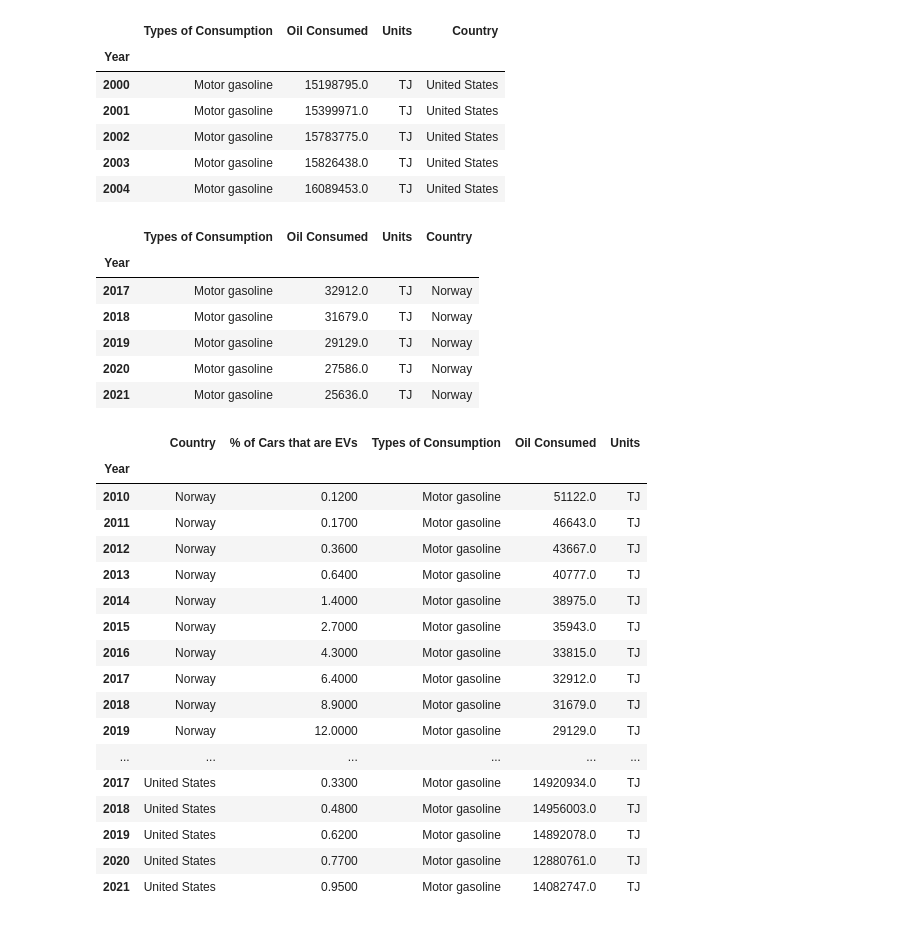
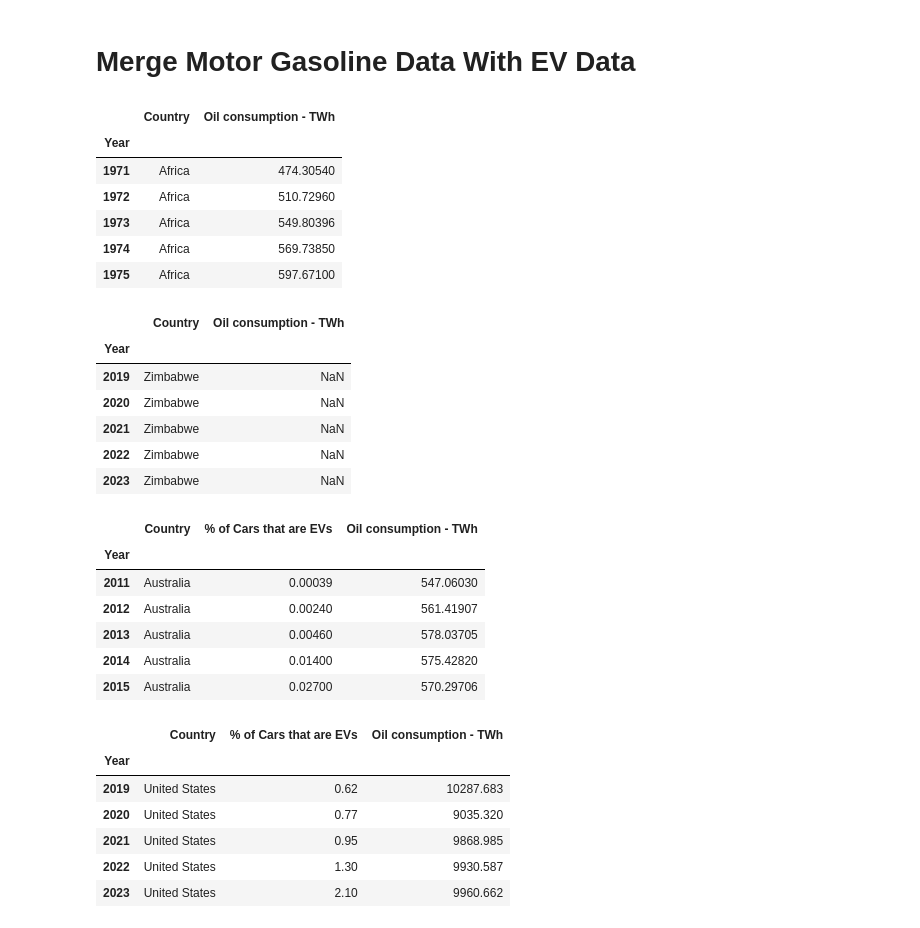
Before and after one commit to Marwenboughanmi/EVS-project-1, a Jupyter notebook: percent_EVs_vs_Oil_Cunsumption.ipynb, the cells around one changed output. Drawn from its saved outputs; the diff is of its cells as text; code cells hidden in the pictures.

```diff
--- a/percent_EVs_vs_Oil_Cunsumption.ipynb
+++ b/percent_EVs_vs_Oil_Cunsumption.ipynb
@@ -49,6 +51,10 @@ ev_df = ev_df.set_index('Year')
 ev_df=ev_df.rename(columns={'Share of car stocks that are electric':'% of Cars that are EVs', 'Entity': 'Country'})
 del ev_df['Code']
 
+# Remove entities that are not countries
+ev_df = ev_df[ev_df['Country'] != 'Rest of World']
+ev_df = ev_df[ev_df['Country'] != 'World']
+
 # Display the ev dataframe
 display(ev_df.head())
 display(ev_df.tail())
@@ -119,50 +144,52 @@ plt.show()
+# %% [markdown]
+# Merge Motor Gasoline Data With EV Data
 # %%
 # Create a data frame for the oil consumption data
-oil_con_df = pd.read_csv("US_Norway_MotorOilConsumption.csv")
+oil_con_df = pd.read_csv("energy-consumption-by-source-and-country.csv")
 oil_con_df = oil_con_df.set_index('Year')
-oil_con_df=oil_con_df.rename(columns={'Value': 'Oil Consumed'})
+oil_con_df=oil_con_df.rename(columns={'Entity': 'Country'})
+
+#isolate oil column
+oil_con_df = oil_con_df[['Country','Oil consumption - TWh']]
 
 # Set up data in oil_con_df to match ev_df
-oil_con_df['Country'] = oil_con_df['Country'].replace('US', 'United States')
 display(oil_con_df.head())
 display(oil_con_df.tail())
 # %% [output]
-|  | Types of Consumption | Oil Consumed | Units | Country |
-| Year |  |  |  |  |
-| 2000 | Motor gasoline | 15198795.0 | TJ | United States |
-| 2001 | Motor gasoline | 15399971.0 | TJ | United States |
-| 2002 | Motor gasoline | 15783775.0 | TJ | United States |
-| 2003 | Motor gasoline | 15826438.0 | TJ | United States |
-| 2004 | Motor gasoline | 16089453.0 | TJ | United States |
+|  | Country | Oil consumption - TWh |
+| Year |  |  |
+| 1971 | Africa | 474.30540 |
+| 1972 | Africa | 510.72960 |
+| 1973 | Africa | 549.80396 |
+| 1974 | Africa | 569.73850 |
+| 1975 | Africa | 597.67100 |
-|  | Types of Consumption | Oil Consumed | Units | Country |
-| Year |  |  |  |  |
-| 2017 | Motor gasoline | 32912.0 | TJ | Norway |
-| 2018 | Motor gasoline | 31679.0 | TJ | Norway |
-| 2019 | Motor gasoline | 29129.0 | TJ | Norway |
-| 2020 | Motor gasoline | 27586.0 | TJ | Norway |
-| 2021 | Motor gasoline | 25636.0 | TJ | Norway |
+|  | Country | Oil consumption - TWh |
+| Year |  |  |
+| 2019 | Zimbabwe | NaN |
+| 2020 | Zimbabwe | NaN |
+| 2021 | Zimbabwe | NaN |
+| 2022 | Zimbabwe | NaN |
+| 2023 | Zimbabwe | NaN |
 # %%
 # merge the dfs
-
 merged_df = pd.merge(ev_df, oil_con_df, on=['Country', 'Year'], how='outer')
 merged_df = merged_df.dropna()
-merged_df
+
+#display the merged df
+display(merged_df.head())
+display(merged_df.tail())
 # %% [output]
-|  | Country | % of Cars that are EVs | Types of Consumption | Oil Consumed | Units |
-| Year |  |  |  |  |  |
-| 2010 | Norway | 0.1200 | Motor gasoline | 51122.0 | TJ |
-| 2011 | Norway | 0.1700 | Motor gasoline | 46643.0 | TJ |
-| 2012 | Norway | 0.3600 | Motor gasoline | 43667.0 | TJ |
-| 2013 | Norway | 0.6400 | Motor gasoline | 40777.0 | TJ |
-| 2014 | Norway | 1.4000 | Motor gasoline | 38975.0 | TJ |
-| 2015 | Norway | 2.7000 | Motor gasoline | 35943.0 | TJ |
-| 2016 | Norway | 4.3000 | Motor gasoline | 33815.0 | TJ |
-| 2017 | Norway | 6.4000 | Motor gasoline | 32912.0 | TJ |
-| 2018 | Norway | 8.9000 | Motor gasoline | 31679.0 | TJ |
-| 2019 | Norway | 12.0000 | Motor gasoline | 29129.0 | TJ |
-| ... | ... | ... | ... | ... | ... |
-| 2017 | United States | 0.3300 | Motor gasoline | 14920934.0 | TJ |
-| 2018 | United States | 0.4800 | Motor gasoline | 14956003.0 | TJ |
-| 2019 | United States | 0.6200 | Motor gasoline | 14892078.0 | TJ |
-| 2020 | United States | 0.7700 | Motor gasoline | 12880761.0 | TJ |
-| 2021 | United States | 0.9500 | Motor gasoline | 14082747.0 | TJ |
+|  | Country | % of Cars that are EVs | Oil consumption - TWh |
+| Year |  |  |  |
+| 2011 | Australia | 0.00039 | 547.06030 |
+| 2012 | Australia | 0.00240 | 561.41907 |
+| 2013 | Australia | 0.00460 | 578.03705 |
+| 2014 | Australia | 0.01400 | 575.42820 |
+| 2015 | Australia | 0.02700 | 570.29706 |
+|  | Country | % of Cars that are EVs | Oil consumption - TWh |
+| Year |  |  |  |
+| 2019 | United States | 0.62 | 10287.683 |
+| 2020 | United States | 0.77 | 9035.320 |
+| 2021 | United States | 0.95 | 9868.985 |
+| 2022 | United States | 1.30 | 9930.587 |
+| 2023 | United States | 2.10 | 9960.662 |
```
Also changed, not shown: parts of 28 cells of this notebook.
